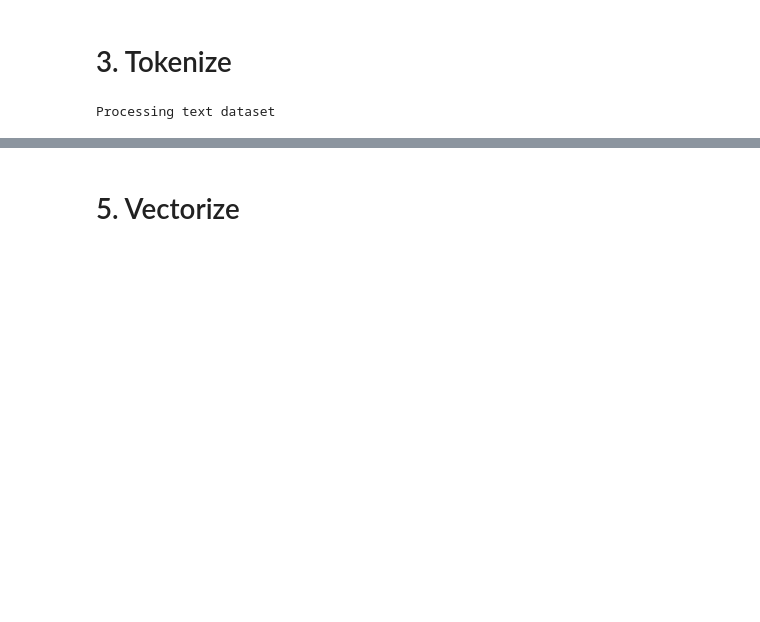
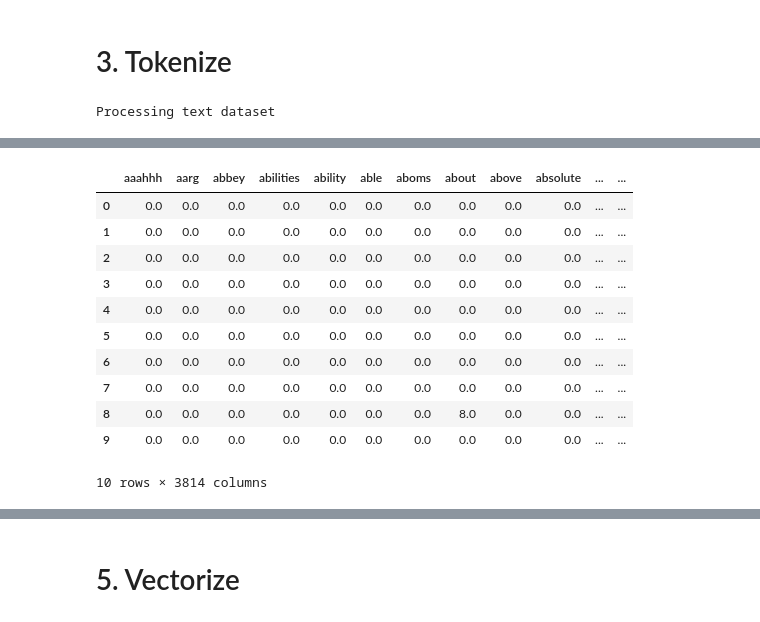
Before and after one commit to kimrharper/thinkful, a Jupyter notebook: unit6/unit6-capstone-v1.ipynb, the cells around one changed output, grey strips where cells are left out. Cells and saved outputs as stored; diff of their text form; code cells hidden in the pictures; blank space fills up the shorter version.

```diff
--- a/unit6/unit6-capstone-v1.ipynb
+++ b/unit6/unit6-capstone-v1.ipynb
@@ -128,0 +233,17 @@ The vocabulary contains 27534 unique tokens
+# %%
+X_train = one.iloc[:,3:]
+Qone = X_train.multiply(stats.Q_50)
+Qone.head(10)
+# %% [output]
+|  | aaahhh | aarg | abbey | abilities | ability | able | aboms | about | above | absolute | ... | ... |
+| 0 | 0.0 | 0.0 | 0.0 | 0.0 | 0.0 | 0.0 | 0.0 | 0.0 | 0.0 | 0.0 | ... | ... |
+| 1 | 0.0 | 0.0 | 0.0 | 0.0 | 0.0 | 0.0 | 0.0 | 0.0 | 0.0 | 0.0 | ... | ... |
+| 2 | 0.0 | 0.0 | 0.0 | 0.0 | 0.0 | 0.0 | 0.0 | 0.0 | 0.0 | 0.0 | ... | ... |
+| 3 | 0.0 | 0.0 | 0.0 | 0.0 | 0.0 | 0.0 | 0.0 | 0.0 | 0.0 | 0.0 | ... | ... |
+| 4 | 0.0 | 0.0 | 0.0 | 0.0 | 0.0 | 0.0 | 0.0 | 0.0 | 0.0 | 0.0 | ... | ... |
+| 5 | 0.0 | 0.0 | 0.0 | 0.0 | 0.0 | 0.0 | 0.0 | 0.0 | 0.0 | 0.0 | ... | ... |
+| 6 | 0.0 | 0.0 | 0.0 | 0.0 | 0.0 | 0.0 | 0.0 | 0.0 | 0.0 | 0.0 | ... | ... |
+| 7 | 0.0 | 0.0 | 0.0 | 0.0 | 0.0 | 0.0 | 0.0 | 0.0 | 0.0 | 0.0 | ... | ... |
+| 8 | 0.0 | 0.0 | 0.0 | 0.0 | 0.0 | 0.0 | 0.0 | 8.0 | 0.0 | 0.0 | ... | ... |
+| 9 | 0.0 | 0.0 | 0.0 | 0.0 | 0.0 | 0.0 | 0.0 | 0.0 | 0.0 | 0.0 | ... | ... |
+10 rows × 3814 columns
```
Also changed, not shown: parts of 44 cells of this notebook.
